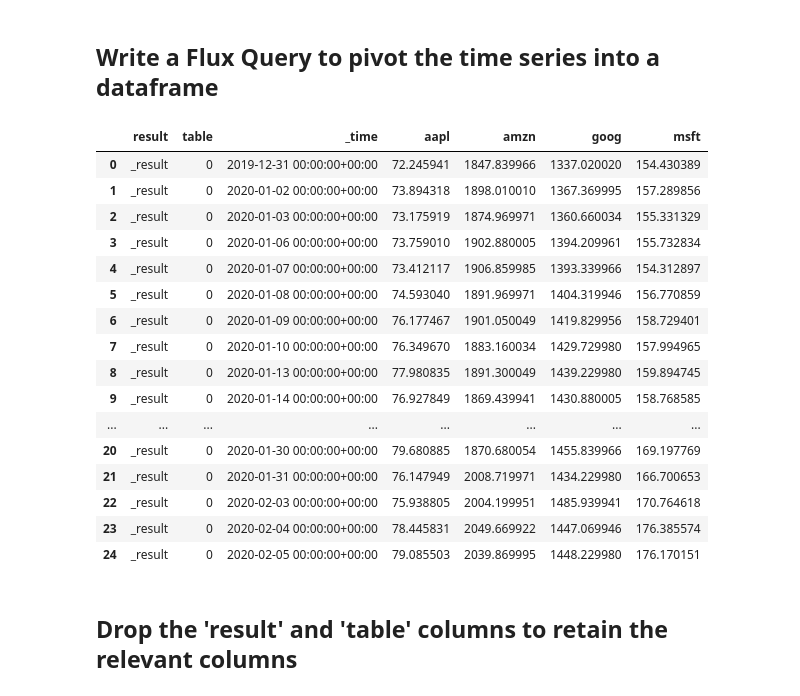
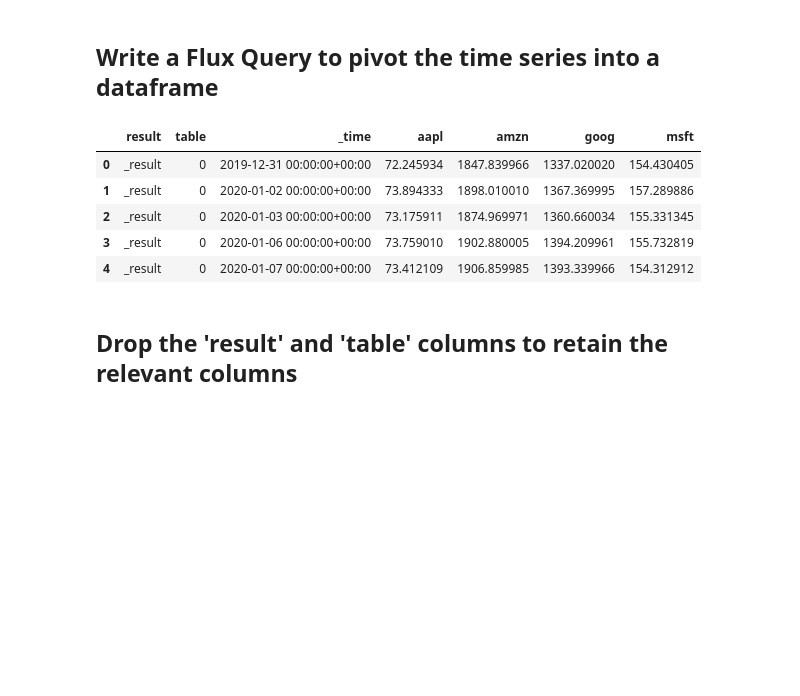
Before and after one commit to ArmstrongA/influxDB-Matplotlib-Tutorial, a Jupyter notebook: Visualizing Time Series Data With Matplotlib and InfluxDB.ipynb, the cells around one changed output. Drawn from its saved outputs; the diff is of its cells as text; code cells hidden in the pictures; blank space fills up the shorter version.

```diff
--- a/Visualizing Time Series Data With Matplotlib and InfluxDB.ipynb
+++ b/Visualizing Time Series Data With Matplotlib and InfluxDB.ipynb
@@ -220,25 +203,14 @@ from(bucket: "finance-bucket")
 '''
 # %%
 df = client.query_api().query_data_frame(org=org, query=query_with_pivot)
-df.head(25)
+df.head()
 # %% [output]
 |  | result | table | _time | aapl | amzn | goog | msft |
-| 0 | _result | 0 | 2019-12-31 00:00:00+00:00 | 72.245941 | 1847.839966 | 1337.020020 | 154.430389 |
-| 1 | _result | 0 | 2020-01-02 00:00:00+00:00 | 73.894318 | 1898.010010 | 1367.369995 | 157.289856 |
-| 2 | _result | 0 | 2020-01-03 00:00:00+00:00 | 73.175919 | 1874.969971 | 1360.660034 | 155.331329 |
-| 3 | _result | 0 | 2020-01-06 00:00:00+00:00 | 73.759010 | 1902.880005 | 1394.209961 | 155.732834 |
-| 4 | _result | 0 | 2020-01-07 00:00:00+00:00 | 73.412117 | 1906.859985 | 1393.339966 | 154.312897 |
-| 5 | _result | 0 | 2020-01-08 00:00:00+00:00 | 74.593040 | 1891.969971 | 1404.319946 | 156.770859 |
-| 6 | _result | 0 | 2020-01-09 00:00:00+00:00 | 76.177467 | 1901.050049 | 1419.829956 | 158.729401 |
-| 7 | _result | 0 | 2020-01-10 00:00:00+00:00 | 76.349670 | 1883.160034 | 1429.729980 | 157.994965 |
-| 8 | _result | 0 | 2020-01-13 00:00:00+00:00 | 77.980835 | 1891.300049 | 1439.229980 | 159.894745 |
-| 9 | _result | 0 | 2020-01-14 00:00:00+00:00 | 76.927849 | 1869.439941 | 1430.880005 | 158.768585 |
-| ... | ... | ... | ... | ... | ... | ... | ... |
-| 20 | _result | 0 | 2020-01-30 00:00:00+00:00 | 79.680885 | 1870.680054 | 1455.839966 | 169.197769 |
-| 21 | _result | 0 | 2020-01-31 00:00:00+00:00 | 76.147949 | 2008.719971 | 1434.229980 | 166.700653 |
-| 22 | _result | 0 | 2020-02-03 00:00:00+00:00 | 75.938805 | 2004.199951 | 1485.939941 | 170.764618 |
-| 23 | _result | 0 | 2020-02-04 00:00:00+00:00 | 78.445831 | 2049.669922 | 1447.069946 | 176.385574 |
-| 24 | _result | 0 | 2020-02-05 00:00:00+00:00 | 79.085503 | 2039.869995 | 1448.229980 | 176.170151 |
+| 0 | _result | 0 | 2019-12-31 00:00:00+00:00 | 72.245934 | 1847.839966 | 1337.020020 | 154.430405 |
+| 1 | _result | 0 | 2020-01-02 00:00:00+00:00 | 73.894333 | 1898.010010 | 1367.369995 | 157.289886 |
+| 2 | _result | 0 | 2020-01-03 00:00:00+00:00 | 73.175911 | 1874.969971 | 1360.660034 | 155.331345 |
+| 3 | _result | 0 | 2020-01-06 00:00:00+00:00 | 73.759010 | 1902.880005 | 1394.209961 | 155.732819 |
+| 4 | _result | 0 | 2020-01-07 00:00:00+00:00 | 73.412109 | 1906.859985 | 1393.339966 | 154.312912 |
 # %% [markdown]
 ## Drop the 'result' and 'table' columns to retain the relevant columns
 # %%
```
Also changed, not shown: parts of 9 cells of this notebook, 4 other files.
